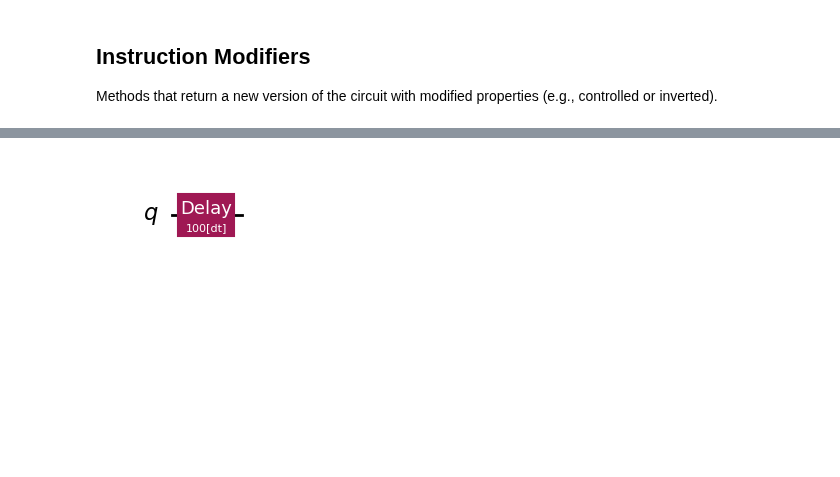
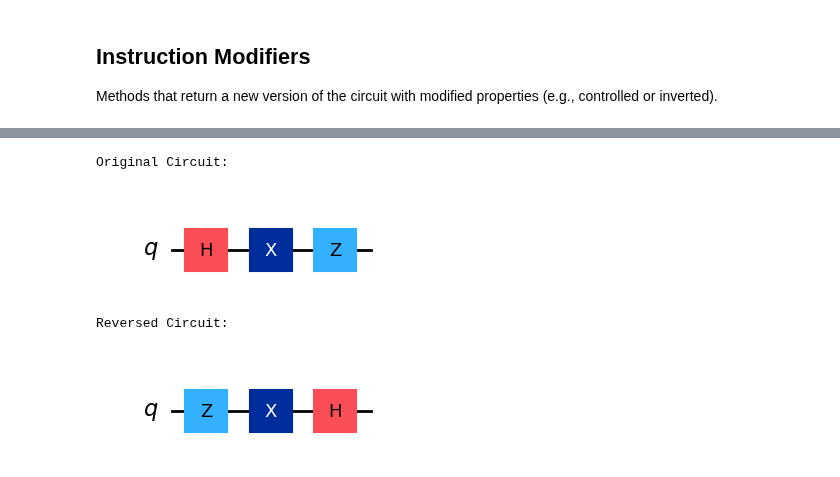
Before and after one commit to kibrahim757/qiskit_certification_examples, a Jupyter notebook: Section_1_Perform_Quantum_Operations/2_4_Circuit_Mechanics.ipynb, the cells around one changed output, grey strips where cells are left out. Saved outputs shown, nothing was run; the diff lists cells and outputs as text; code cells hidden in the pictures; blank space fills up the shorter version.

```diff
--- a/Section_1_Perform_Quantum_Operations/2_4_Circuit_Mechanics.ipynb
+++ b/Section_1_Perform_Quantum_Operations/2_4_Circuit_Mechanics.ipynb
@@ -806,5 +903,21 @@ qc.power(2).draw('mpl')
 # %%
-qc.reverse_ops().draw('mpl')
+# Create a circuit with a clear sequence of different gates
+qc = QuantumCircuit(1)
+qc.h(0)
+qc.x(0)
+qc.z(0)
+
+print("Original Circuit:")
+display(qc.draw('mpl'))
+
+# Now, reverse the operations
+qc_rev = qc.reverse_ops()
+
+print("\nReversed Circuit:")
+display(qc_rev.draw('mpl'))
 # %% [output]
+Original Circuit:
-[figure, old version]
+[figure, new version]
+Reversed Circuit:
+[figure, added]
 # %% [markdown]
```
Also changed, not shown: parts of 11 cells of this notebook, 1 other file.
